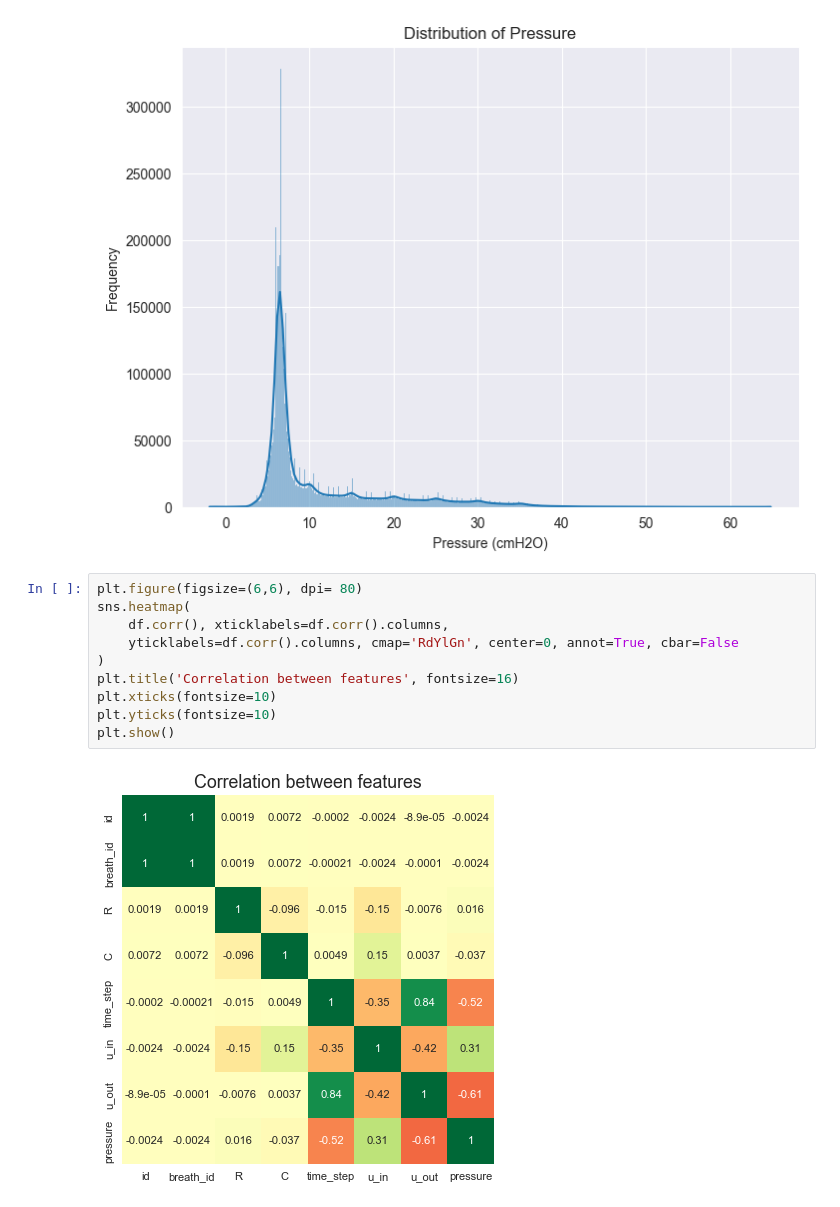
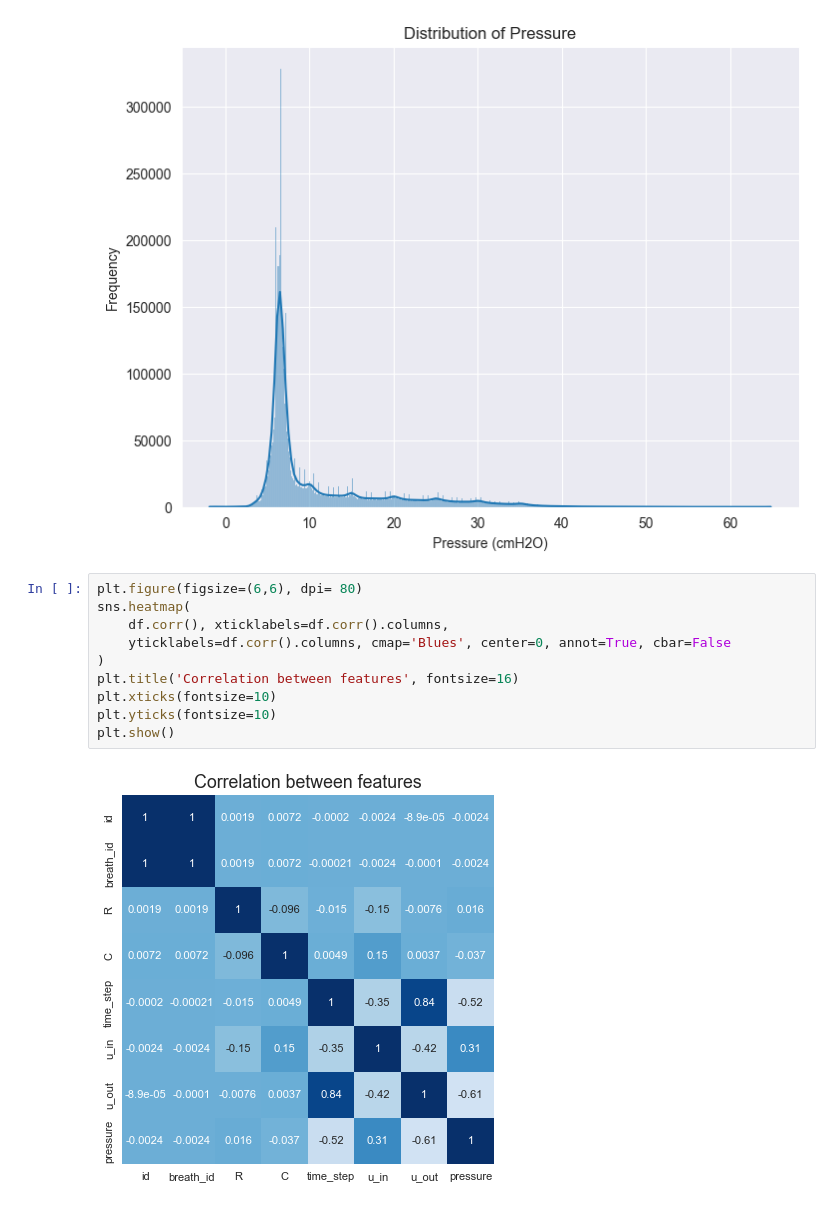
Before and after one commit to ishara084/CS5665-Project, a Jupyter notebook: EDA_preprocessing.ipynb, the cells around one changed output. Saved outputs shown, nothing was run; the diff lists cells and outputs as text.

```diff
--- a/EDA_preprocessing.ipynb
+++ b/EDA_preprocessing.ipynb
@@ -93,12 +93,12 @@ plt.show()
 # %%
 plt.figure(figsize=(6,6), dpi= 80)
 sns.heatmap(
     df.corr(), xticklabels=df.corr().columns,
-    yticklabels=df.corr().columns, cmap='RdYlGn', center=0, annot=True, cbar=False
+    yticklabels=df.corr().columns, cmap='Blues', center=0, annot=True, cbar=False
 )
 plt.title('Correlation between features', fontsize=16)
 plt.xticks(fontsize=10)
 plt.yticks(fontsize=10)
 plt.show()
 # %% [output]
-[figure, old version]
+[figure, new version]
```
Also changed, not shown: 5 other files.
